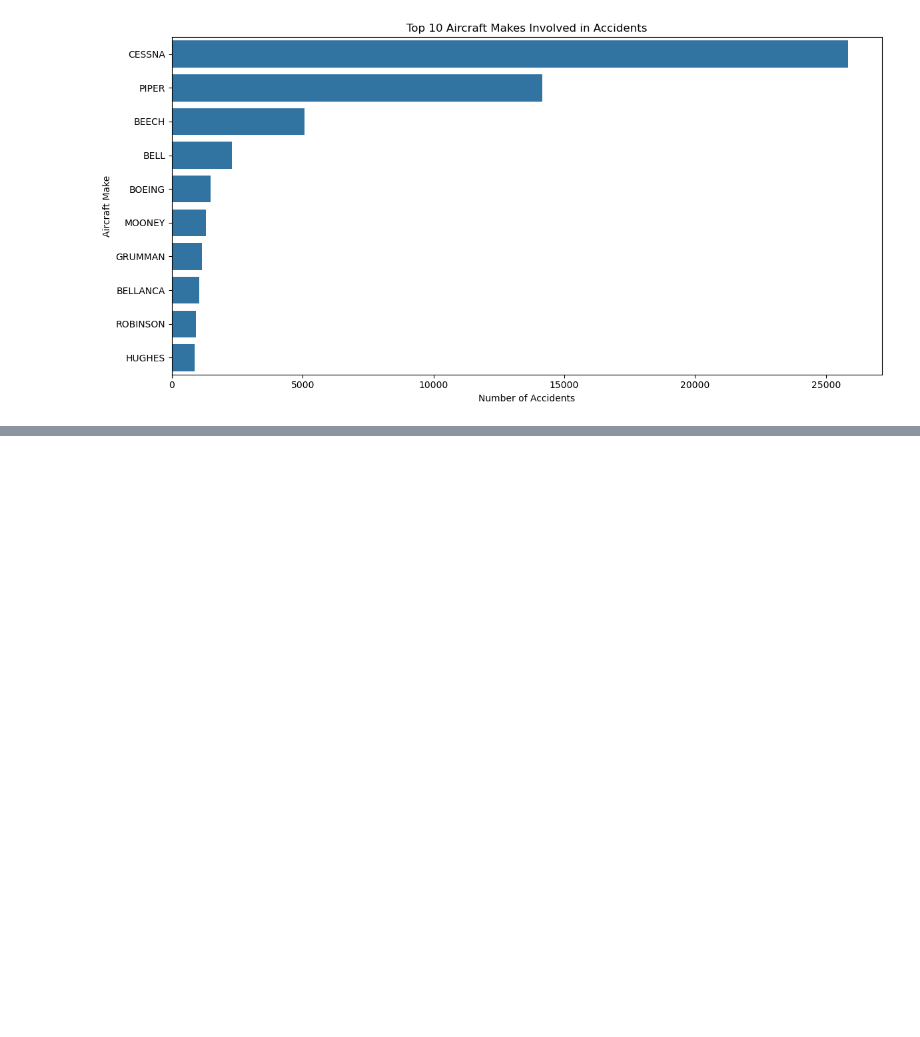
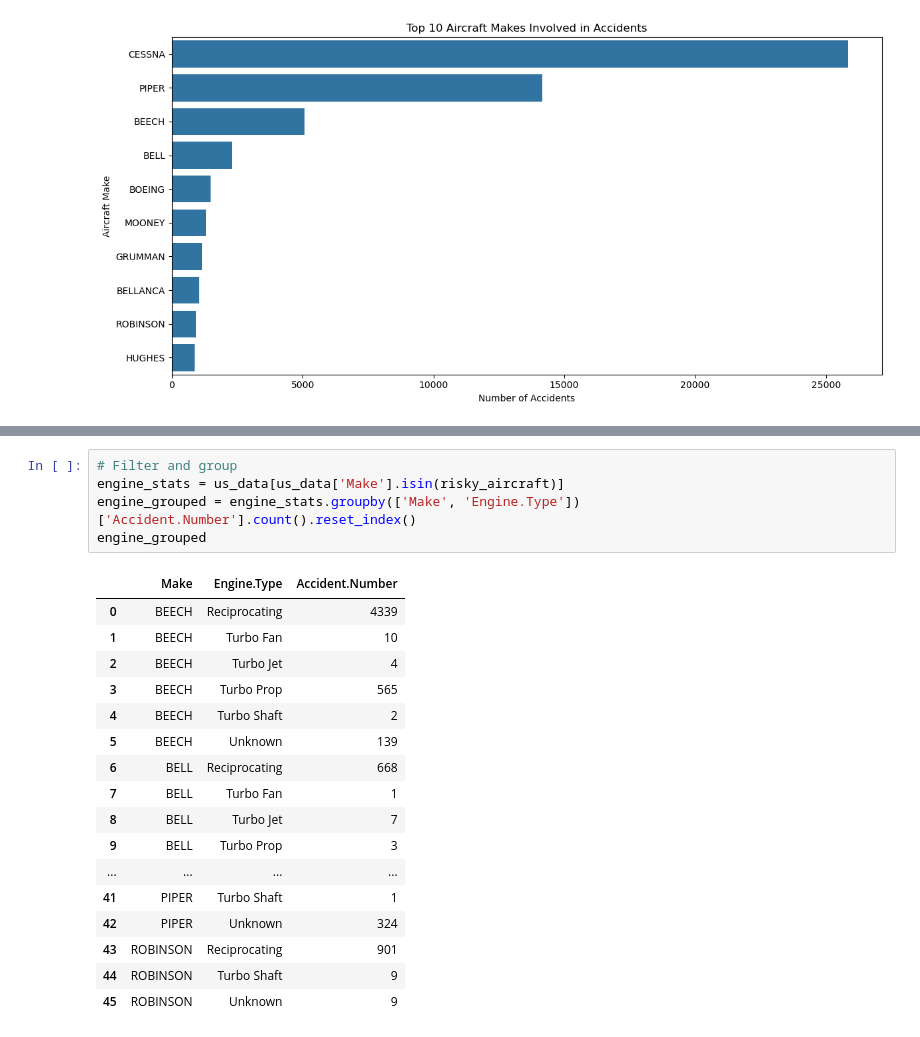
Before and after one commit to Muhadischol/Aviation_Analysis_Project, a Jupyter notebook: Notebooks/Accidents.ipynb, the cells around one changed output, grey strips where cells are left out. Drawn from its saved outputs; the diff is of its cells as text; blank space fills up the shorter version.

```diff
--- a/Notebooks/Accidents.ipynb
+++ b/Notebooks/Accidents.ipynb
@@ -514,0 +525,23 @@ plt.show()
+# %%
+# Filter and group
+engine_stats = us_data[us_data['Make'].isin(risky_aircraft)]
+engine_grouped = engine_stats.groupby(['Make', 'Engine.Type'])['Accident.Number'].count().reset_index()
+engine_grouped
+# %% [output]
+|  | Make | Engine.Type | Accident.Number |
+| 0 | BEECH | Reciprocating | 4339 |
+| 1 | BEECH | Turbo Fan | 10 |
+| 2 | BEECH | Turbo Jet | 4 |
+| 3 | BEECH | Turbo Prop | 565 |
+| 4 | BEECH | Turbo Shaft | 2 |
+| 5 | BEECH | Unknown | 139 |
+| 6 | BELL | Reciprocating | 668 |
+| 7 | BELL | Turbo Fan | 1 |
+| 8 | BELL | Turbo Jet | 7 |
+| 9 | BELL | Turbo Prop | 3 |
+| ... | ... | ... | ... |
+| 41 | PIPER | Turbo Shaft | 1 |
+| 42 | PIPER | Unknown | 324 |
+| 43 | ROBINSON | Reciprocating | 901 |
+| 44 | ROBINSON | Turbo Shaft | 9 |
+| 45 | ROBINSON | Unknown | 9 |
```
Also changed, not shown: parts of 6 cells of this notebook, 1 other file.
